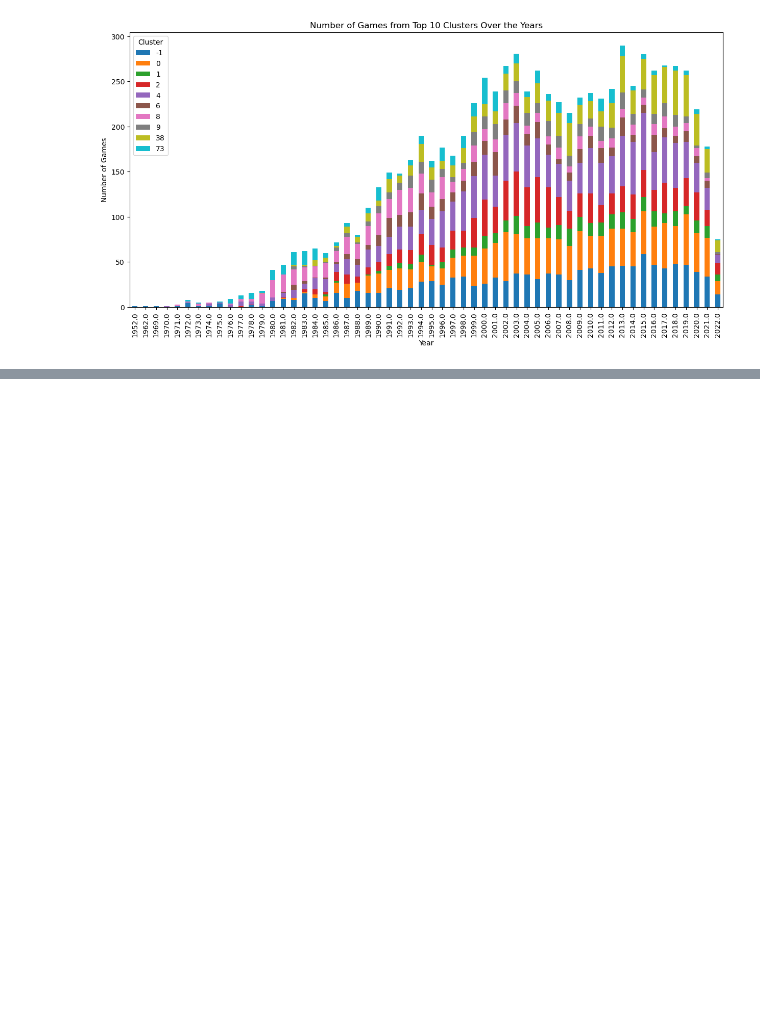
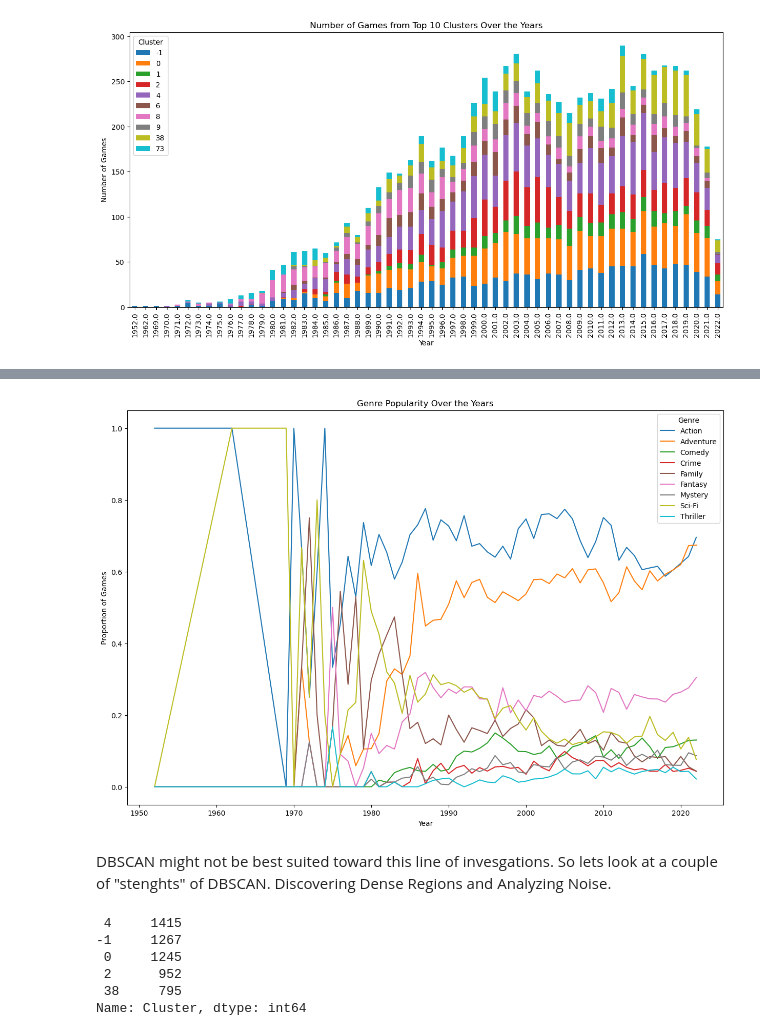
Before and after one commit to jrfloza12/Project4, a Jupyter notebook: Cluster_DBSCAN.ipynb, the cells around one changed output, grey strips where cells are left out. Saved outputs shown, nothing was run; the diff lists cells and outputs as text; code cells hidden in the pictures; blank space fills up the shorter version.

```diff
--- a/Cluster_DBSCAN.ipynb
+++ b/Cluster_DBSCAN.ipynb
@@ -567,0 +602,34 @@ plt.show()
+# %%
+# Calculate genre popularity by year
+genre_cols = ['Action', 'Adventure', 'Comedy', 'Crime', 'Family', 'Fantasy', 'Mystery', 'Sci-Fi', 'Thriller']
+
+# Convert the genre columns from boolean to integer
+for col in genre_cols:
+    Games_df_84[col] = Games_df_84[col].astype(int)
+
+genre_popularity = Games_df_84.groupby('year')[genre_cols].mean()
+
+# Plotting
+genre_popularity.plot(figsize=(15,10), colormap='tab10')
+plt.title('Genre Popularity Over the Years')
+plt.ylabel('Proportion of Games')
+plt.xlabel('Year')
+plt.legend(title='Genre')
+plt.show()
+# %% [output]
+[figure, added]
+# %% [markdown]
+DBSCAN might not be best suited toward this line of invesgations.  So lets look at a couple of "stenghts" of DBSCAN. Discovering Dense Regions and Analyzing Noise.
+# %%
+# Count the number of games in each cluster
+cluster_counts = Games_df_84['Cluster'].value_counts()
+
+# Display the top clusters
+print(cluster_counts.head())
+# %% [output]
+ 4     1415
+-1     1267
+ 0     1245
+ 2      952
+ 38     795
+Name: Cluster, dtype: int64
```
Also changed, not shown: parts of 15 cells of this notebook.
